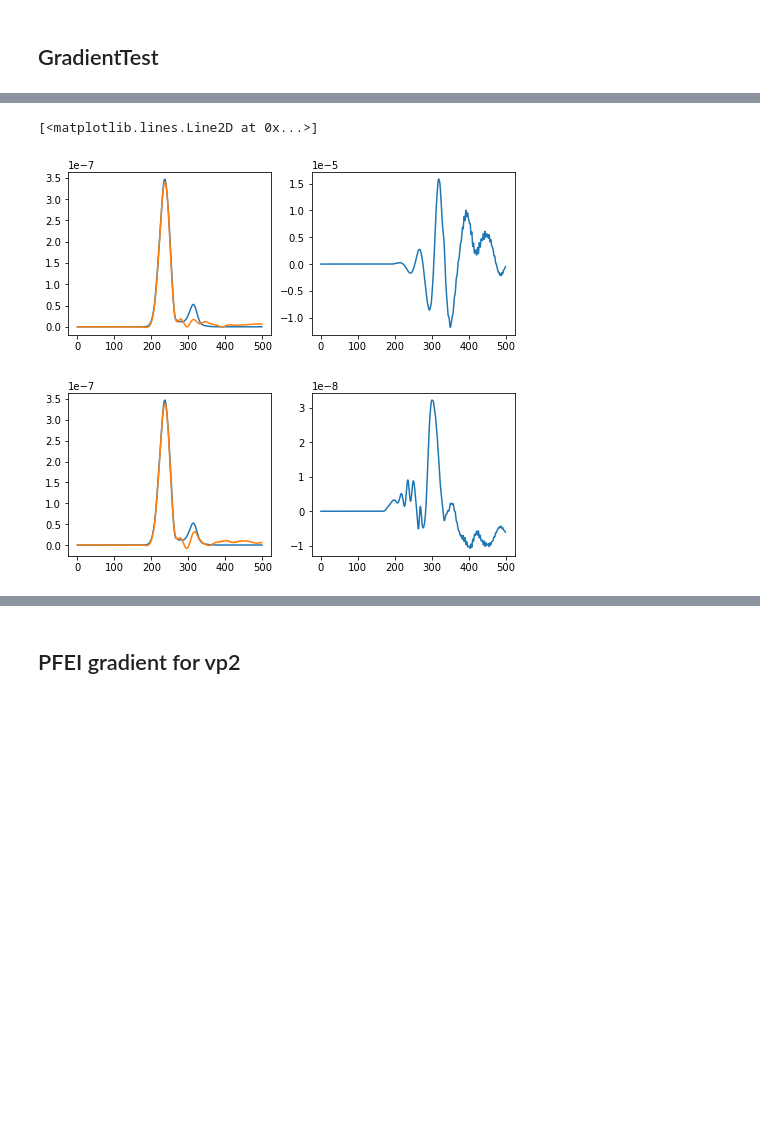
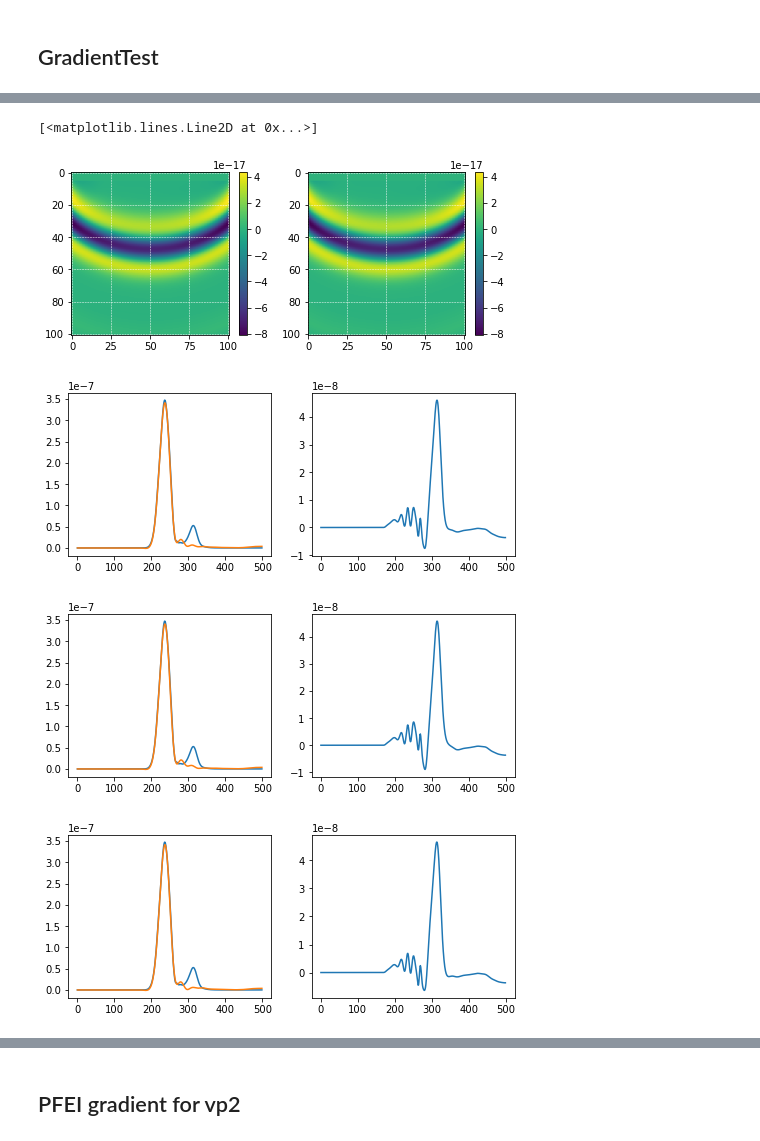
Before and after one commit to joeyartech/SeisJIMU, a Jupyter notebook: Demo/04_GradientTest/go.ipynb, the cells around one changed output, grey strips where cells are left out. Saved outputs shown, nothing was run; the diff lists cells and outputs as text; code cells hidden in the pictures; blank space fills up the shorter version.

```diff
--- a/Demo/04_GradientTest/go.ipynb
+++ b/Demo/04_GradientTest/go.ipynb
@@ -1,5 +1,7 @@
 # %%
+import os
 import numpy as np
+from scipy import signal
 import matplotlib.pyplot as plt
 
 nz=101; nx=101; h=20
@@ -14,10 +16,14 @@ def read(filename,n=None):
         nn=n
     return np.fromfile(filename,dtype='float32').reshape(nn).T
 
+tmppath='/home/wzhou/'
+if not os.path.exists(tmppath): tmppath='/home/zhouw/'
+tmppath=tmppath+'tmp'
+
 def read_su(filename):
-    !sustrip < $filename > /home/wzhou/tmp outpar=outpar
-    data=read('/home/wzhou/tmp',n=(ntr,nt))
-    !rm /home/wzhou/tmp
+    !sustrip < $filename > $tmppath outpar=outpar
+    data=read(tmppath,n=(ntr,nt))
+    !rm $tmppath
     return data
 
 def imshow(data,perc=None,clip=None,clipmin=None,cmap='viridis',title=None,grid=True):
@@ -184,18 +297,35 @@ make[1]: Leaving directory '/home/wzhou/Codes/GitHub/SeisJIMU/Modules/Etc'
 # %%
-plt.figure(figsize=(8,3))
-plt.subplot(1,2,1)
-plt.plot(read_su('results_fwd/denv_Shot0001.su'))
-plt.plot(read_su('results/RE0_Shot0001.su'))
-plt.subplot(1,2,2)
-plt.plot(read_su('results/RdE_Shot0001.su'))
+plt.figure(figsize=(12,3))
+plt.subplot(1,3,1)
+imshow(read('results/qp0%g'))
+plt.subplot(1,3,2)
+imshow(read('results/qp0%pg'))
+# plt.subplot(1,3,3)
+# imshow(read('results/curr%d'))
 
 plt.figure(figsize=(8,3))
 plt.subplot(1,2,1)
 plt.plot(read_su('results_fwd/denv_Shot0001.su'))
-plt.plot(read_su('results/RE0_Shot0001.su')+artifical*read_su('results/RdE_Shot0001.su'))
+plt.plot(read_su('results_grad/RE0_Shot0001.su'))
+plt.subplot(1,2,2)
+plt.plot(read_su('results_fwd/denv_Shot0001.su')-read_su('results_grad/RE0_Shot0001.su'))
+
+plt.figure(figsize=(8,3))
+plt.subplot(1,2,1)
+plt.plot(read_su('results_fwd/denv_Shot0001.su'))
+plt.plot(read_su('results/RE0_Shot0001.su')+read_su('results/RdE_Shot0001.su'))
 plt.subplot(1,2,2)
 plt.plot(read_su('results/dadj_Shot0001.su'))
+
+plt.figure(figsize=(8,3))
+plt.subplot(1,2,1)
+plt.plot(read_su('results_fwd/denv_Shot0001.su'))
+plt.plot(read_su('results/RE0_Shot0001.su')-read_su('results/RdE_Shot0001.su'))
+plt.subplot(1,2,2)
+plt.plot(read_su('results_fwd/denv_Shot0001.su')-(read_su('results/RE0_Shot0001.su')-read_su('results/RdE_Shot0001.su')))
 # %% [output]
 [<matplotlib.lines.Line2D at 0x...>]
-[figure, old version]
+[figure, new version]
-[figure, old version]
+[figure, new version]
+[figure, added]
+[figure, added]
```
Also changed, not shown: parts of 10 cells of this notebook, 7 other files.
